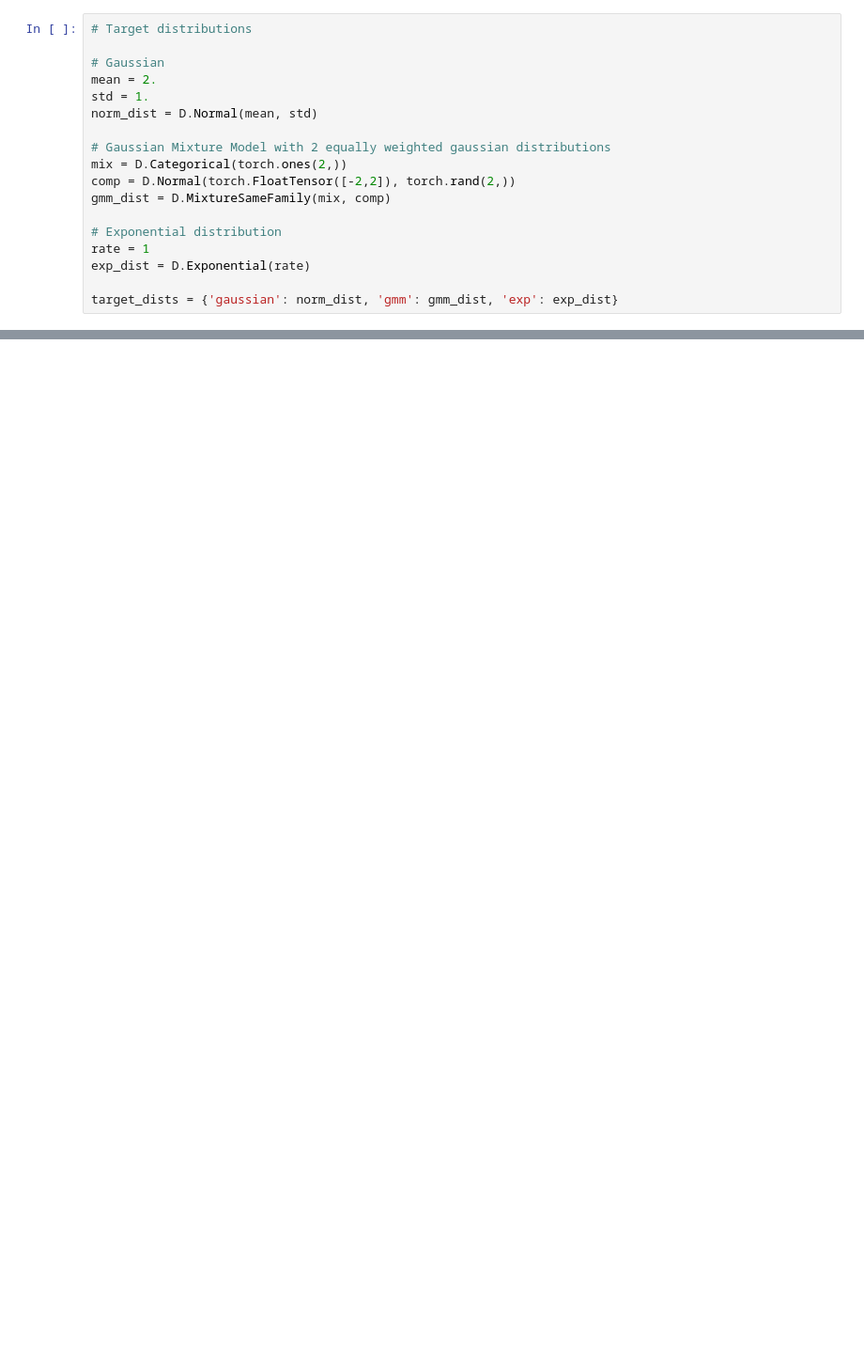
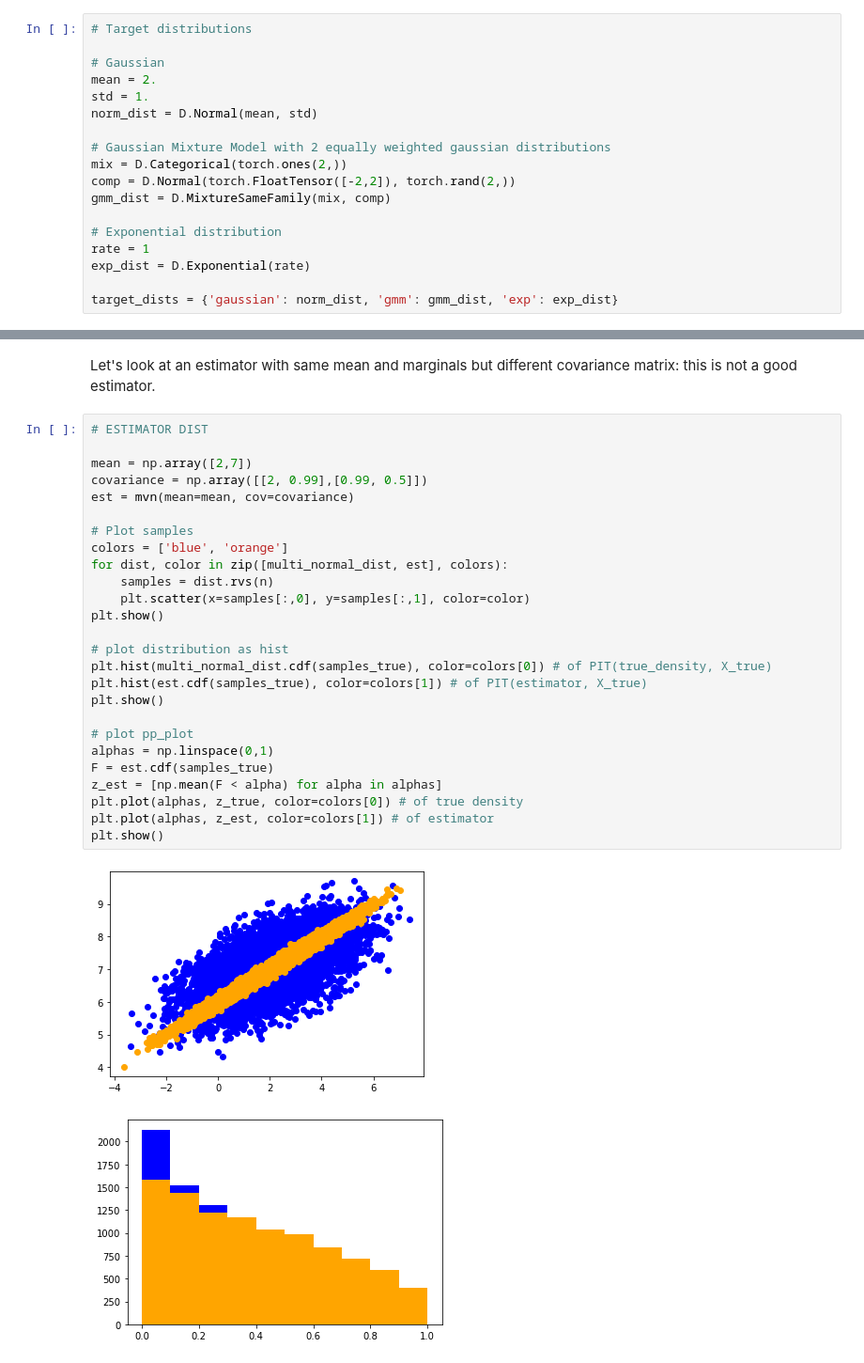
Before and after one commit to JuliaLinhart/valDiags_flows, a Jupyter notebook: PIT_for_Flows.ipynb, the cells around one changed output, grey strips where cells are left out. Shown at 94% size. Drawn from its saved outputs; the diff is of its cells as text; blank space fills up the shorter version.

```diff
--- a/PIT_for_Flows.ipynb
+++ b/PIT_for_Flows.ipynb
@@ -77,0 +198,31 @@ PP_plot_1D(target_dist, x_samples_test, flow=nsf) #PP
+# %% [markdown]
+Let's look at an estimator with same mean and marginals but different covariance matrix: this is not a good estimator.
+# %%
+# ESTIMATOR DIST
+
+mean = np.array([2,7])
+covariance = np.array([[2, 0.99],[0.99, 0.5]])
+est = mvn(mean=mean, cov=covariance)
+
+# Plot samples
+colors = ['blue', 'orange']
+for dist, color in zip([multi_normal_dist, est], colors):
+    samples = dist.rvs(n)
+    plt.scatter(x=samples[:,0], y=samples[:,1], color=color)
+plt.show()
+
+# plot distribution as hist
+plt.hist(multi_normal_dist.cdf(samples_true), color=colors[0]) # of PIT(true_density, X_true)
+plt.hist(est.cdf(samples_true), color=colors[1]) # of PIT(estimator, X_true)
+plt.show()
+
+# plot pp_plot
+alphas = np.linspace(0,1)
+F = est.cdf(samples_true)
+z_est = [np.mean(F < alpha) for alpha in alphas]
+plt.plot(alphas, z_true, color=colors[0]) # of true density
+plt.plot(alphas, z_est, color=colors[1]) # of estimator
+plt.show()
+# %% [output]
+[figure, added]
+[figure, added]
```
Also changed, not shown: parts of 22 cells of this notebook, 1 other file.
